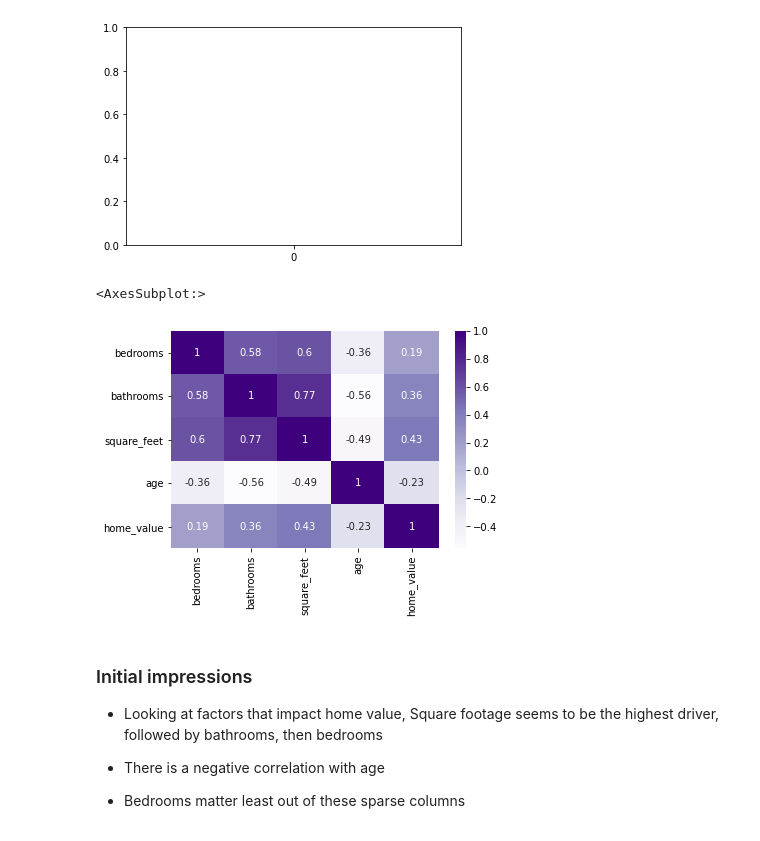
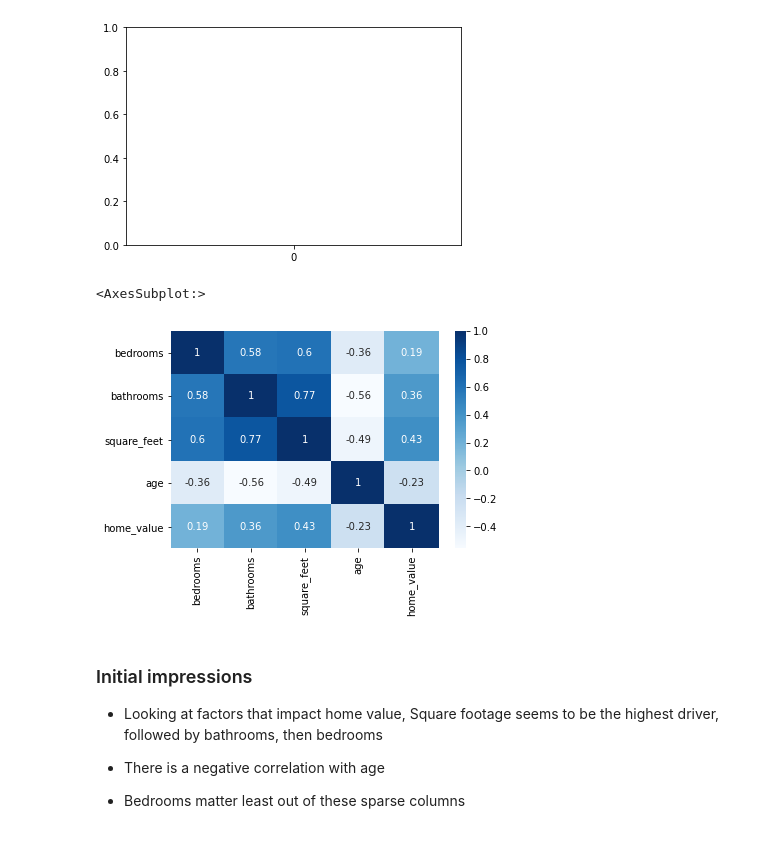
Before and after one commit to Jared-Godar/regression-project, a Jupyter notebook: zillo-project.ipynb, the cells around one changed output. Saved outputs shown, nothing was run; the diff lists cells and outputs as text; code cells hidden in the pictures.

```diff
--- a/zillo-project.ipynb
+++ b/zillo-project.ipynb
@@ -451,7 +451,7 @@ def clean_data(df):
     '''
     df = df.dropna()
     df['fips'] = df['fips'].astype(int)
-    df['zip_code'] = df['zip_code'].astype('category')
+    df['zip_code'] = df['zip_code'].astype(int)
     df['square_feet'] = df['square_feet'].astype(int)
     df['year'] = df['year'].astype(int)
 
@@ -722,0 +730,2 @@ zillow.sample(50)
+# %%
+zillow['tax_rate']=round(((zillow.taxes/zillow.home_value)*100),2)
@@ -1201,10 +1265,10 @@ sns.boxplot(x=None, y=None, hue=None, data=None, order=None, hue_order=None, ori
 df=train
 # %%
 columns = ['bedrooms', 'bathrooms', 'square_feet', 'age', 'home_value']
-sns.heatmap(df[columns].corr(), cmap='Purples', annot=True)
+sns.heatmap(df[columns].corr(), cmap='Blues', annot=True)
 # %% [output]
 <AxesSubplot:>
-[figure, old version]
+[figure, new version]
 # %% [markdown]
 ### Initial impressions
 
```
Also changed, not shown: parts of 48 cells of this notebook.
